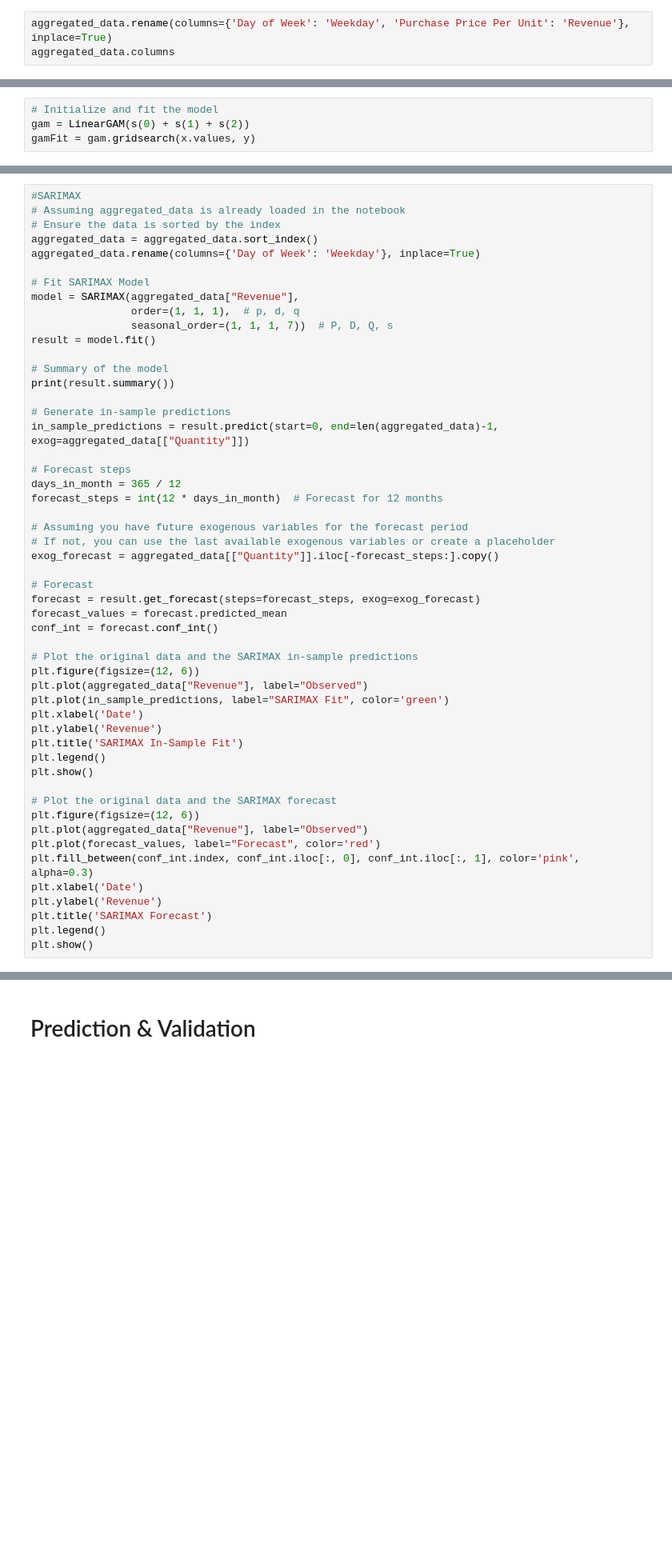
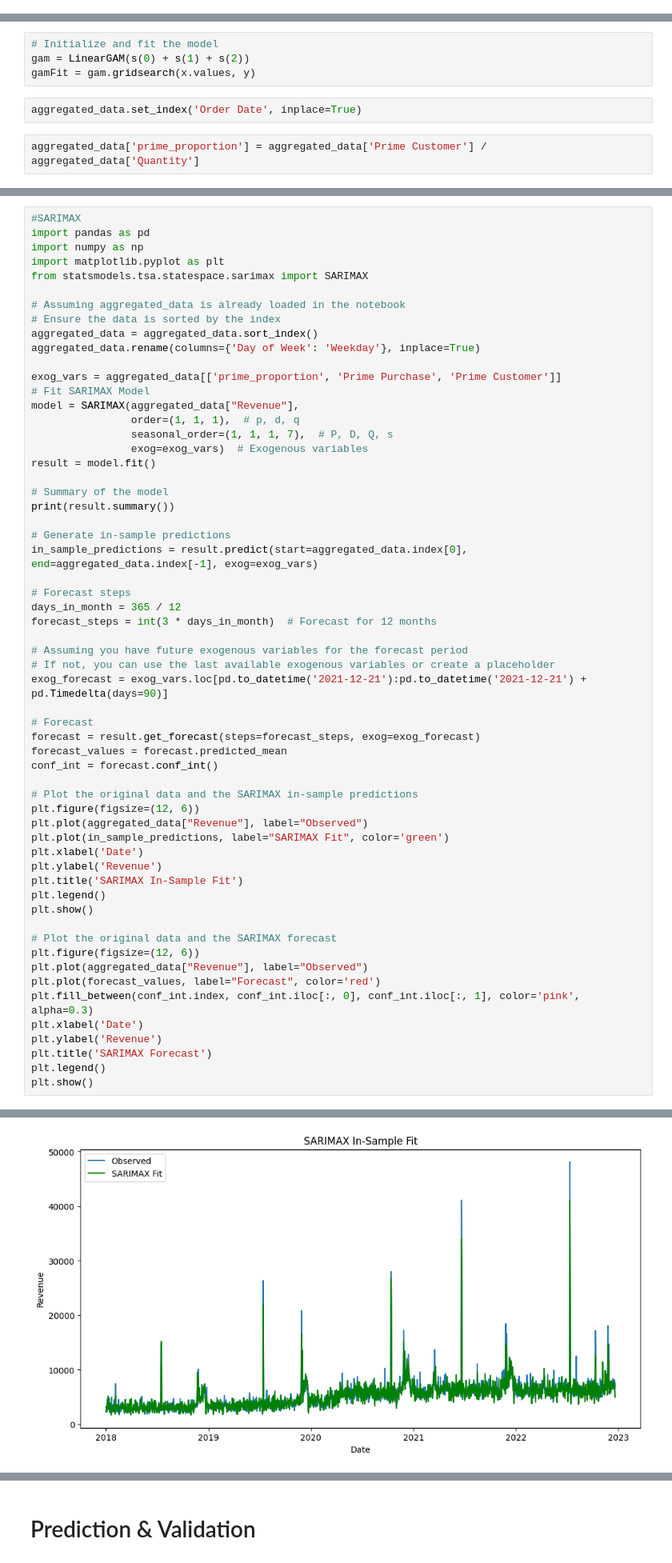
Before and after one commit to oliviermizero/BusinessForecastingProject, a Jupyter notebook: workflow.ipynb, the cells around one changed output, grey strips where cells are left out. Shown at 80% size. Drawn from its saved outputs; the diff is of its cells as text; blank space fills up the shorter version.

```diff
--- a/workflow.ipynb
+++ b/workflow.ipynb
@@ -576,6 +430,3 @@ import plotly.express as px
-# %%
-aggregated_data.rename(columns={'Day of Week': 'Weekday', 'Purchase Price Per Unit': 'Revenue'}, inplace=True)
-aggregated_data.columns
 # %%
 aggregated_data.head()
 # %%
@@ -587,4 +438,8 @@ x.values
 # Initialize and fit the model
 gam = LinearGAM(s(0) + s(1) + s(2))
 gamFit = gam.gridsearch(x.values, y)
+# %%
+aggregated_data.set_index('Order Date', inplace=True)
+# %%
+aggregated_data['prime_proportion'] = aggregated_data['Prime Customer'] / aggregated_data['Quantity']
 # %%
@@ -592,29 +462,36 @@ aggregated_data.head()
 # %%
 #SARIMAX
+import pandas as pd
+import numpy as np
+import matplotlib.pyplot as plt
+from statsmodels.tsa.statespace.sarimax import SARIMAX
+
 # Assuming aggregated_data is already loaded in the notebook
 # Ensure the data is sorted by the index
 aggregated_data = aggregated_data.sort_index()
 aggregated_data.rename(columns={'Day of Week': 'Weekday'}, inplace=True)
 
+exog_vars = aggregated_data[['prime_proportion', 'Prime Purchase', 'Prime Customer']]
 # Fit SARIMAX Model
 model = SARIMAX(aggregated_data["Revenue"],
                 order=(1, 1, 1),  # p, d, q
-                seasonal_order=(1, 1, 1, 7))  # P, D, Q, s
+                seasonal_order=(1, 1, 1, 7),  # P, D, Q, s
+                exog=exog_vars)  # Exogenous variables
 result = model.fit()
 
 # Summary of the model
 print(result.summary())
 
 # Generate in-sample predictions
-in_sample_predictions = result.predict(start=0, end=len(aggregated_data)-1, exog=aggregated_data[["Quantity"]])
+in_sample_predictions = result.predict(start=aggregated_data.index[0], end=aggregated_data.index[-1], exog=exog_vars)
 
 # Forecast steps
 days_in_month = 365 / 12
-forecast_steps = int(12 * days_in_month)  # Forecast for 12 months
+forecast_steps = int(3 * days_in_month)  # Forecast for 12 months
 
 # Assuming you have future exogenous variables for the forecast period
 # If not, you can use the last available exogenous variables or create a placeholder
-exog_forecast = aggregated_data[["Quantity"]].iloc[-forecast_steps:].copy()
+exog_forecast = exog_vars.loc[pd.to_datetime('2021-12-21'):pd.to_datetime('2021-12-21') + pd.Timedelta(days=90)]
 
 # Forecast
 forecast = result.get_forecast(steps=forecast_steps, exog=exog_forecast)
@@ -641,3 +518,4 @@ plt.ylabel('Revenue')
 plt.title('SARIMAX Forecast')
 plt.legend()
 plt.show()
+# %% [output]
@@ -643,0 +543 @@ plt.show()
+[figure, added]
```
Also changed, not shown: parts of 58 cells of this notebook.
